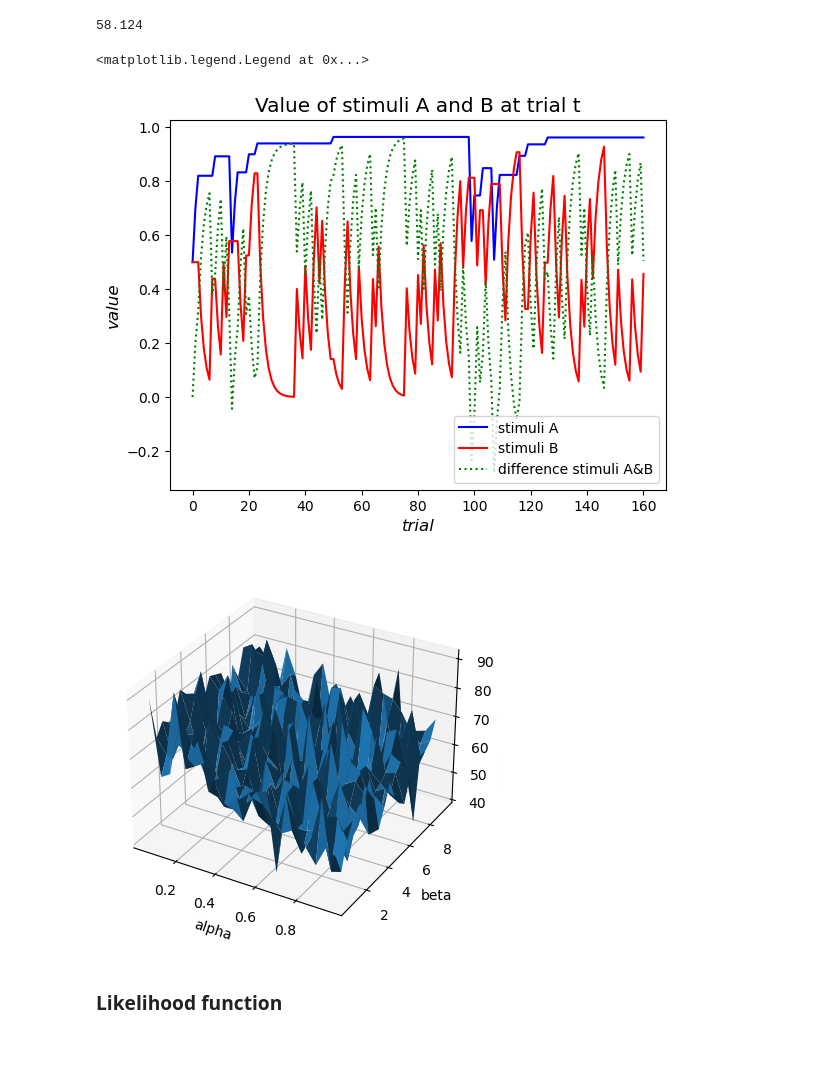
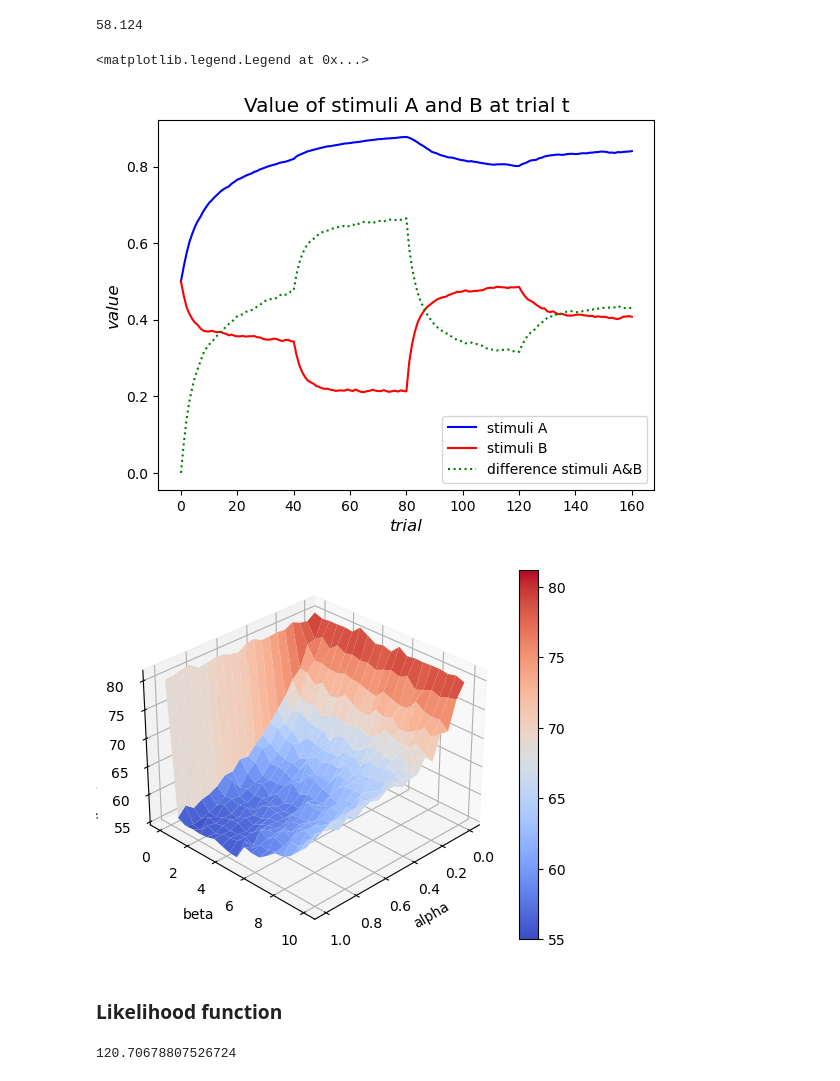
Before and after one commit to a-ishiyama/comp-neuro, a Jupyter notebook: code.ipynb, the cells around one changed output. Saved outputs shown, nothing was run; the diff lists cells and outputs as text; code cells hidden in the pictures; blank space fills up the shorter version.

```diff
--- a/code.ipynb
+++ b/code.ipynb
@@ -85,10 +85,16 @@ np.mean(test)
 58.124
 # %%
 # Simulation: a = 0.4, b = 7, V0 = 0.5
+# Average out the outcome for 10000 trials
 np.random.seed(1)
-sample = outcome(0.4,7,prob_list,0.5)
-value_a = sample[1]
-value_b = sample[2]
+n = 10000
+value_a = np.zeros([n,161])
+value_b = np.zeros([n,161])
+for i in range(n):
+    value_a[i] = outcome(0.4,7,prob_list,0.5)[1]
+    value_b[i] = outcome(0.4,7,prob_list,0.5)[2]
+value_a = np.mean(value_a,axis=0)
+value_b = np.mean(value_b,axis=0)
 plt.title('Value of stimuli A and B at trial t', fontsize = 'x-large')
 plt.plot(value_a, color = 'b', label = "stimuli A")
 plt.plot(value_b, color = 'r', label = "stimuli B")
@@ -98,35 +104,58 @@ plt.ylabel('value', fontsize = 'large', fontstyle = 'italic')
 plt.legend(loc='lower right')
 # %% [output]
 <matplotlib.legend.Legend at 0x...>
-[figure, old version]
+[figure, new version]
 # %%
 # Plot the average number of aversive stimuli received as a function of the parameter settings
 # alpha determines the rate of learning, with higher values leading to faster learning.
 # beta determines the sensitivity to reward prediction errors, with higher values leading
 # to greater sensitivity. Thus, a higher alpha value may lead to faster adaptation to changes
 # in the environment, while a higher beta value may lead to more cautious behavior and fewer
 # aversive outcomes. However, there may be trade-offs between these parameters, as increasing
 # one parameter may negatively affect performance if the other parameter is not also adjusted appropriately.
 
 np.random.seed(1)
 num = 20
+n = 100
 sim_mat = np.zeros([num,num])
-alpha = (np.linspace(0,1,num+1,endpoint=False)[1:])
-beta = (np.linspace(0,10,num+1,endpoint=False)[1:])
+alpha = (np.linspace(0,1,num))
+beta = (np.linspace(0,10,num))
 for i in range(num):
     for j in range(num):
-        sim_mat[i][j] = outcome(alpha[i],beta[j],prob_list,0.5)[-1]
+        sim = np.zeros(n)
+        for k in range (n):
+            sim[k] = outcome(alpha[i],beta[j],prob_list,0.5)[-1]
+        sim_mat[i][j] = np.mean(sim)
 
 fig = plt.figure()
 ax = fig.add_subplot(111, projection='3d')
-# ax.view_init(0, 0)
+ax.view_init(30, 45)
 X, Y = np.meshgrid(alpha, beta)
-ax.plot_surface(X, Y, sim_mat)
+plot = ax.plot_surface(X, Y, sim_mat, cmap='coolwarm', vmin=np.min(sim_mat), vmax=np.max(sim_mat))
 ax.set_xlabel('alpha')
 ax.set_ylabel('beta')
 ax.set_zlabel('avg aversive stimuli')
+fig.colorbar(plot)
+
 plt.show()
 # %% [output]
-[figure, old version]
+[figure, new version]
 # %% [markdown]
 ### Likelihood function
+# %%
+import numpy as np
+
+def neg_log_likelihood(a, b, choice, outcome, V0):
+    value_a = [V0]
+    value_b = [V0]
+    prob = []
+
+    for i in range(len(choice)):
+        value_a.append(value_a[-1]+a*(outcome[i]-value_a[-1]))
+        value_b.append(value_a[-1]+a*(outcome[i]-value_a[-1]))
+        prob.append(np.exp(-b*value_a[i])/(np.exp(-b*value_a[i])+np.exp(-b*value_b[i])))
+    return -sum(np.log(prob))
+
+neg_log_likelihood(0.4,7,inst_choices[9],inst_choices[9],0.5)
+# %% [output]
+120.70678807526724
```
